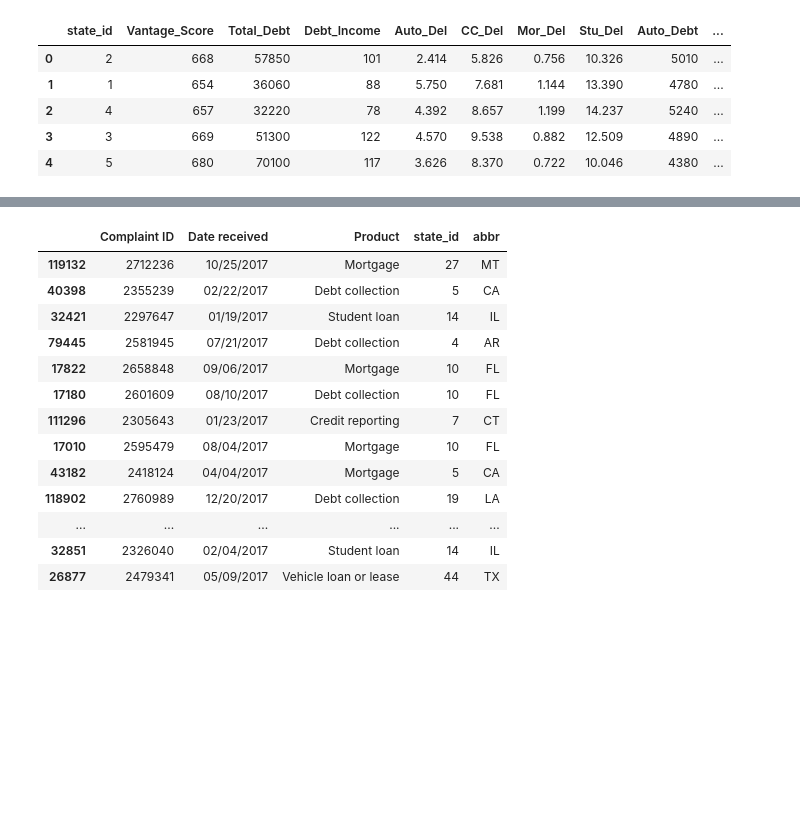
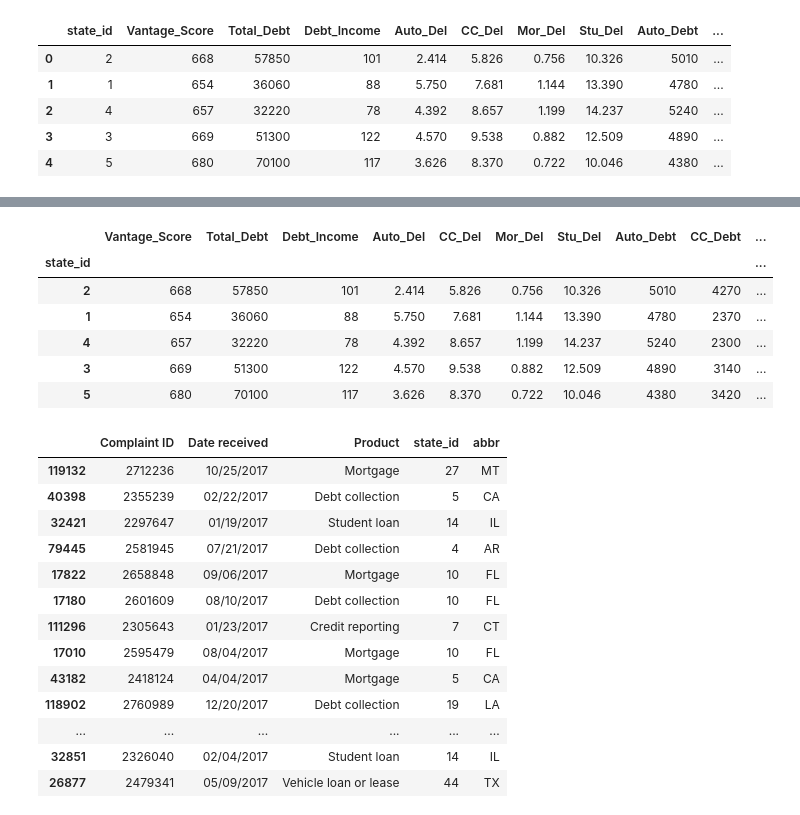
Before and after one commit to ericaleon/national_credit_health, a Jupyter notebook: Jupyter/ETL State Data.ipynb, the cells around one changed output, grey strips where cells are left out. Cells and saved outputs as stored; diff of their text form; code cells hidden in the pictures; blank space fills up the shorter version.

Commit message:
jupyter tables and flask updates

```diff
--- a/Jupyter/ETL State Data.ipynb
+++ b/Jupyter/ETL State Data.ipynb
@@ -14,12 +14,14 @@ state_look = "../Resources/lookup.csv"
 complaints = "../Resources/complaints.csv"
 age_debt = "../Resources/creditcard_age.csv"
 income_debt = "../Resources/creditcard_income.csv"
+grades = "../Resources/FinancialLiteracyDataNational.csv"
 # %%
 state_data = pd.read_csv(state_db)
 state_lookup = pd.read_csv(state_look)
 complaint_db = pd.read_csv(complaints)
 income_df = pd.read_csv(income_debt)
 age_df = pd.read_csv(age_debt)
+grades_df = pd.read_csv(grades)
 # %%
 state_lookup.rename(columns={'id': 'state_id'}, inplace=True)
 # %%
@@ -104,7 +106,7 @@ for x in state_data['Mor_Del']:
     else: score3.append(10)
 
 
-state_data['score'] = state_data['score'] + score3
+state_data['score'] = (state_data['score'] + score3)/3
 # %%
 state_data.head(20)
 # %% [output]
@@ -135,3 +137,8 @@ state_credit.head()
 | 2 | 4 | 657 | 32220 | 78 | 4.392 | 8.657 | 1.199 | 14.237 | 5240 | ... |
 | 3 | 3 | 669 | 51300 | 122 | 4.570 | 9.538 | 0.882 | 12.509 | 4890 | ... |
 | 4 | 5 | 680 | 70100 | 117 | 3.626 | 8.370 | 0.722 | 10.046 | 4380 | ... |
+# %%
+# Clean up Financial Education Grades dataframe
+grades_df['STATES '] = grades_df['STATES '].str.title()
+grades_df.rename(columns={'STATES ': 'name', 'GRADES':'grade'}, inplace=True)
+grades_df.head()
@@ -137,0 +152,12 @@ state_credit.head()
+# %%
+# Merge Fin. Ed. Grades with State Credit dataframe
+state_credit = pd.merge(state_credit, grades_df, on='name').set_index('state_id')
+state_credit.head()
+# %% [output]
+|  | Vantage_Score | Total_Debt | Debt_Income | Auto_Del | CC_Del | Mor_Del | Stu_Del | Auto_Debt | CC_Debt | ... |
+| state_id |  |  |  |  |  |  |  |  |  | ... |
+| 2 | 668 | 57850 | 101 | 2.414 | 5.826 | 0.756 | 10.326 | 5010 | 4270 | ... |
+| 1 | 654 | 36060 | 88 | 5.750 | 7.681 | 1.144 | 13.390 | 4780 | 2370 | ... |
+| 4 | 657 | 32220 | 78 | 4.392 | 8.657 | 1.199 | 14.237 | 5240 | 2300 | ... |
+| 3 | 669 | 51300 | 122 | 4.570 | 9.538 | 0.882 | 12.509 | 4890 | 3140 | ... |
+| 5 | 680 | 70100 | 117 | 3.626 | 8.370 | 0.722 | 10.046 | 4380 | 3420 | ... |
```
Also changed, not shown: parts of 3 cells of this notebook, 2 other files.
